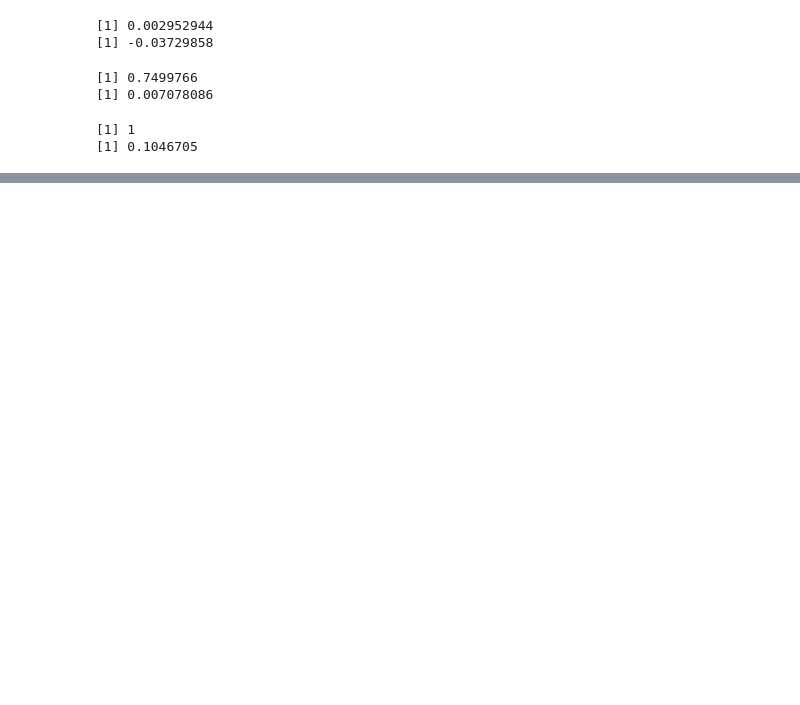
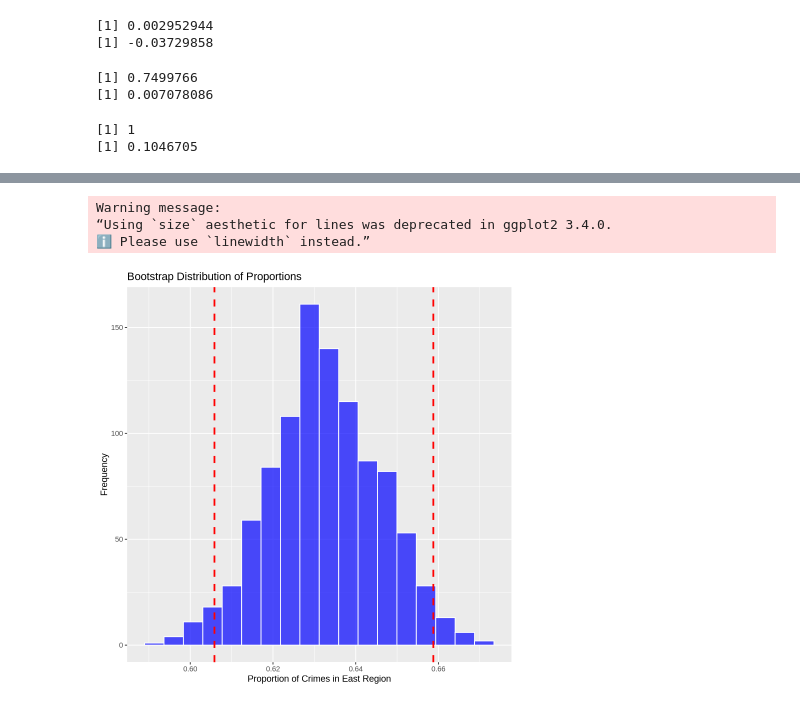
Before and after one commit to aradsab/Stat-201-Project, a Jupyter notebook: project.ipynb, the cells around one changed output, grey strips where cells are left out. Saved outputs shown, nothing was run; the diff lists cells and outputs as text; code cells hidden in the pictures; blank space fills up the shorter version.

```diff
--- a/project.ipynb
+++ b/project.ipynb
@@ -191,0 +203,16 @@ print(margin_of_error_mis)
+# %%
+set.seed(123)
+
+# Generate bootstrap samples and calculate proportions
+props_btsp_ci_res <-
+  crime_res %>%
+  rep_sample_n(size = 1266, reps = 1000, replace = TRUE) %>%
+  group_by(replicate) %>%
+  summarise(n_rows_east = sum(REGION == "East"),
+            proportion = n_rows_east / n())
+
+# Calculate 95% confidence intervals
+ci_intervals_res <- props_btsp_ci_res %>%
+  summarise(ci_lower = quantile(proportion, 0.025),
+            ci_upper = quantile(proportion, 0.975))
+ci_intervals_res
@@ -191,0 +224,16 @@ print(margin_of_error_mis)
+# %%
+# Plot the histogram of proportions
+ggplot(props_btsp_ci_res, aes(x = proportion)) +
+  geom_histogram(bins = 18, fill = "blue", color = "white", alpha = 0.7) +
+  labs(title = "Bootstrap Distribution of Proportions",
+       x = "Proportion of Crimes in East Region",
+       y = "Frequency") +
+
+  # Add vertical lines for the confidence intervals
+  geom_vline(xintercept = ci_intervals_res$ci_lower, linetype = "dashed", color = "red", size = 1) +
+  geom_vline(xintercept = ci_intervals_res$ci_upper, linetype = "dashed", color = "red", size = 1)
+# %% [output]
+Warning message:
+“Using `size` aesthetic for lines was deprecated in ggplot2 3.4.0.
+ℹ Please use `linewidth` instead.”
+[figure, added]
```
Also changed, not shown: parts of 16 cells of this notebook.
